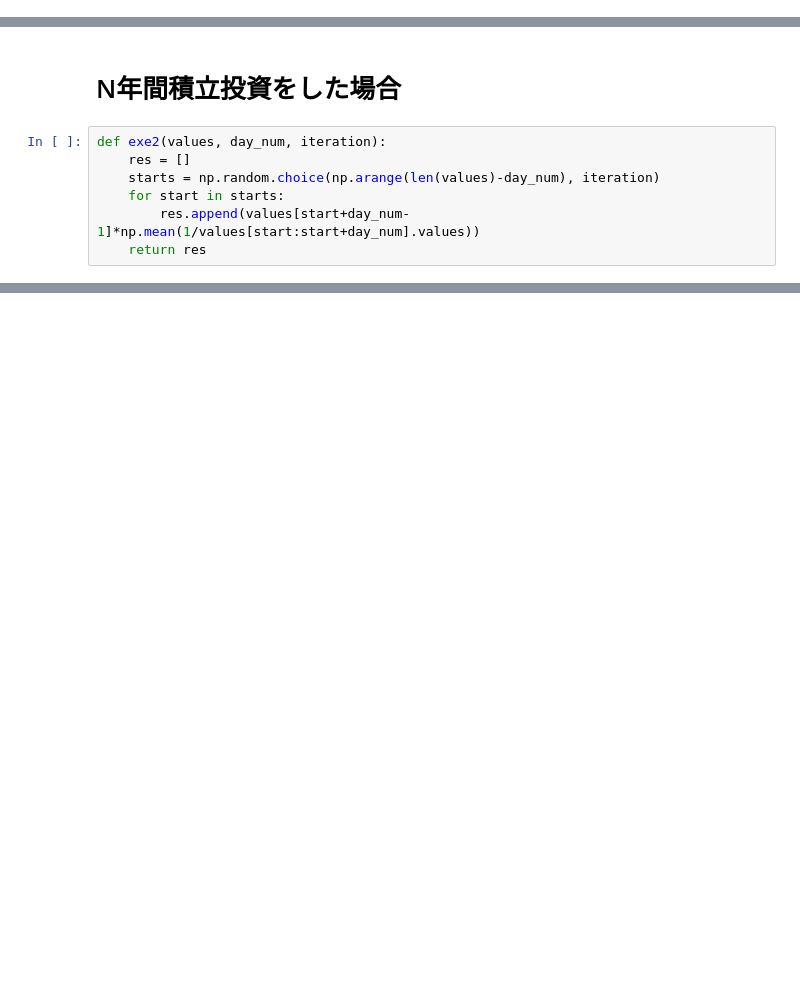
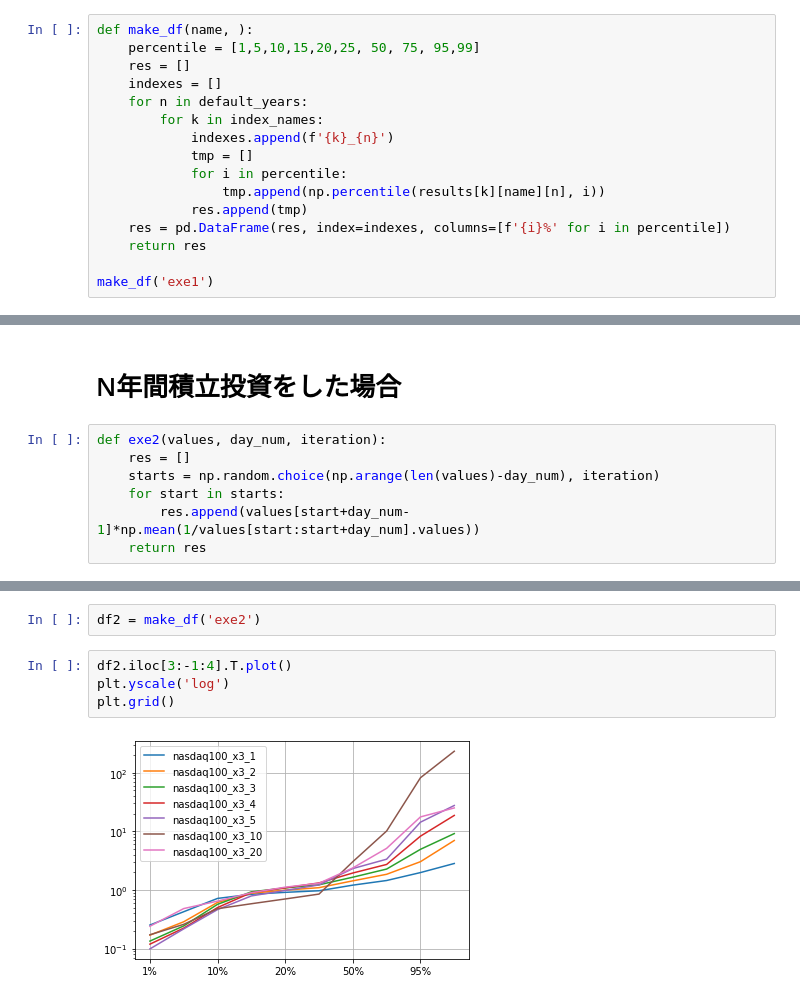
Before and after one commit to IntenF/leveraged_etf, a Jupyter notebook: レバレッジETFの特性調べ.ipynb, the cells around one changed output, grey strips where cells are left out. Drawn from its saved outputs; the diff is of its cells as text; blank space fills up the shorter version.

```diff
--- a/レバレッジETFの特性調べ.ipynb
+++ b/レバレッジETFの特性調べ.ipynb
@@ -134,0 +145,16 @@ def show_hist(name, iteration=10000, years=[1,5,10], bins=40, ranges=[[0,4], [0,
+# %%
+def make_df(name, ):
+    percentile = [1,5,10,15,20,25, 50, 75, 95,99]
+    res = []
+    indexes = []
+    for n in default_years:
+        for k in index_names:
+            indexes.append(f'{k}_{n}')
+            tmp = []
+            for i in percentile:
+                tmp.append(np.percentile(results[k][name][n], i))
+            res.append(tmp)
+    res = pd.DataFrame(res, index=indexes, columns=[f'{i}%' for i in percentile])
+    return res
+
+make_df('exe1')
@@ -210,0 +257,8 @@ show_hakohige('exe2')
+# %%
+df2 = make_df('exe2')
+# %%
+df2.iloc[3:-1:4].T.plot()
+plt.yscale('log')
+plt.grid()
+# %% [output]
+[figure, added]
```
Also changed, not shown: parts of 19 cells of this notebook.
